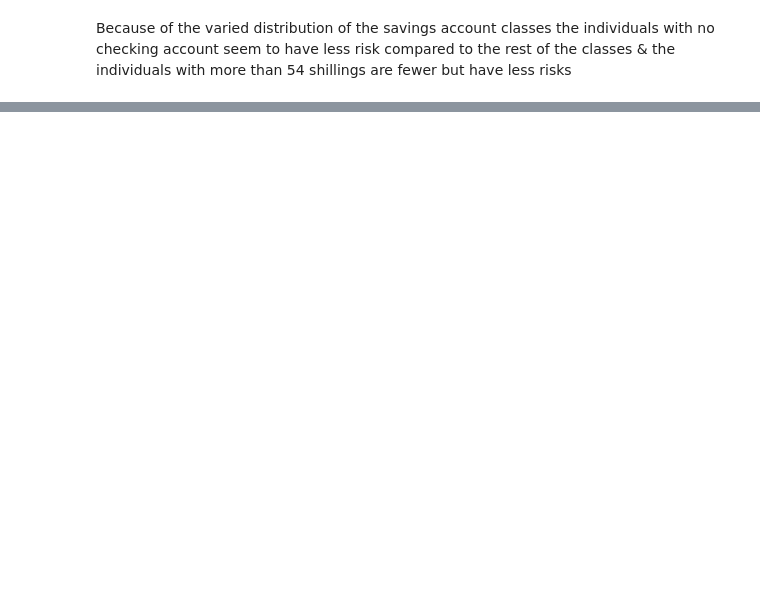
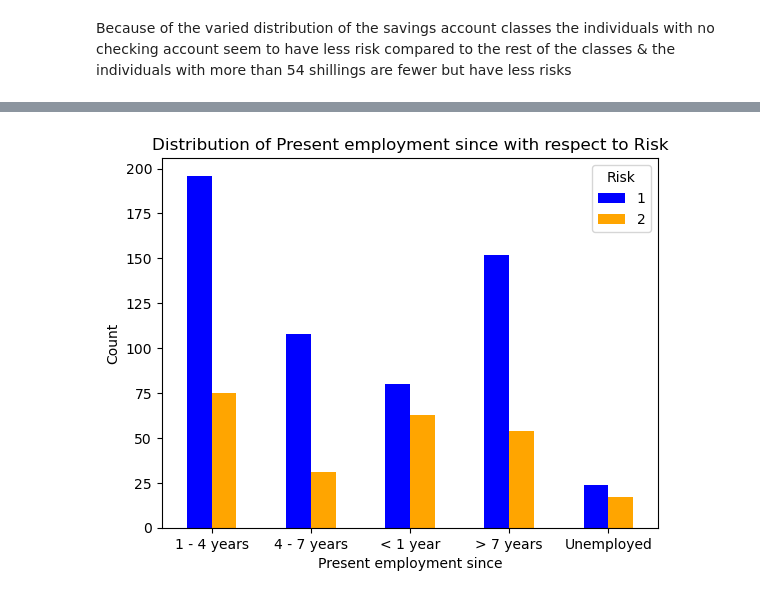
Before and after one commit to mwisechacha/Credit-Risk-Modelling, a Jupyter notebook: credit_risk.ipynb, the cells around one changed output, grey strips where cells are left out. Saved outputs shown, nothing was run; the diff lists cells and outputs as text; code cells hidden in the pictures; blank space fills up the shorter version.

```diff
--- a/credit_risk.ipynb
+++ b/credit_risk.ipynb
@@ -206,0 +364,13 @@ plt.show()
+# %%
+# explore credit history feature
+credit_visualization["Credit history"].value_counts()
+
+# replace the credit history feature with the actual values
+credit_visualization["Credit history"] = credit_visualization["Credit history"].replace({
+                                                        "A30": "no credits taken",
+                                                        "A31": "all credits paid back duly",
+                                                        "A32": "existing credits paid back duly till now",
+                                                        "A33": "delay in paying off in the past",
+                                                        "A34": "critical account/other credits existing (not at this bank)",
+                                                    })
+credit_visualization["Credit history"].value_counts()
@@ -206,0 +407,12 @@ plt.show()
+# %%
+# explore the savings account/bonds feature
+credit_visualization["Savings account/bonds"].value_counts()
+# replace the savings account/bonds feature with the actual values
+credit_visualization["Savings account/bonds"] = credit_visualization["Savings account/bonds"].replace({
+                                                        "A61": "Less than 100 DM",
+                                                        "A62": "100 - 500 DM",
+                                                        "A63": "500 - 1000 DM",
+                                                        "A64": "More than 1000 DM",
+                                                        "A65": "Unknown/No savings account"
+                                                    })
+credit_visualization["Savings account/bonds"].value_counts()
@@ -206,0 +427,12 @@ plt.show()
+# %%
+# employement status feature
+credit_visualization["Present employment since"].value_counts()
+# replace the present employment since feature with the actual values
+credit_visualization["Present employment since"] = credit_visualization["Present employment since"].replace({
+                                                        "A71": "Unemployed",
+                                                        "A72": "< 1 year",
+                                                        "A73": "1 - 4 years",
+                                                        "A74": "4 - 7 years",
+                                                        "A75": "> 7 years"
+                                                    })
+credit_visualization["Present employment since"].value_counts()
@@ -206,0 +447,10 @@ plt.show()
+# %%
+# compare the employment status with respect to risk
+pd.crosstab(credit_visualization["Present employment since"], credit_visualization["Risk"]).plot(kind="bar", color=["blue", "orange"])
+plt.title("Distribution of Present employment since with respect to Risk")
+plt.xlabel("Present employment since")
+plt.ylabel("Count")
+plt.xticks(rotation=0)
+plt.show()
+# %% [output]
+[figure, added]
```
Also changed, not shown: parts of 24 cells of this notebook.
